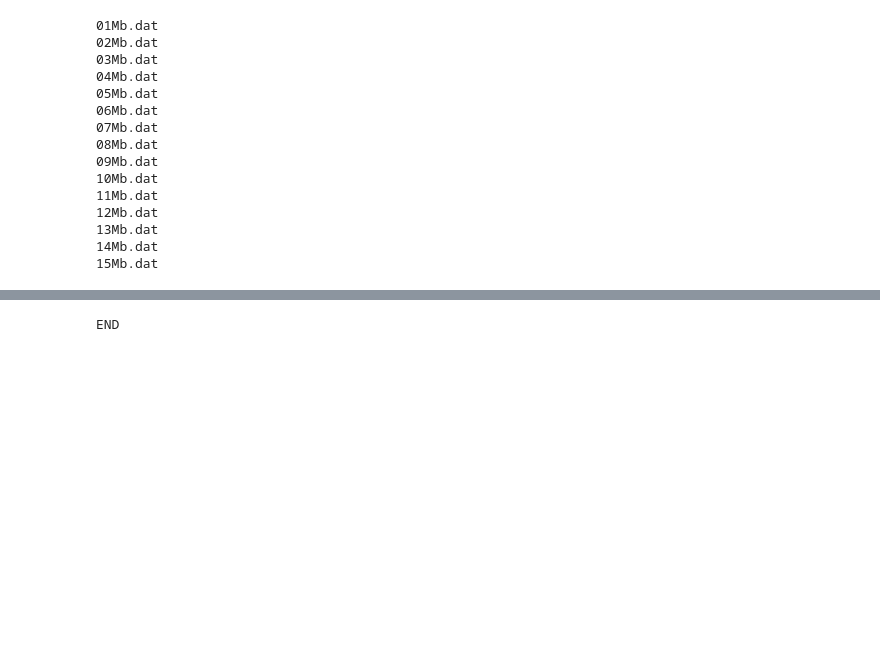
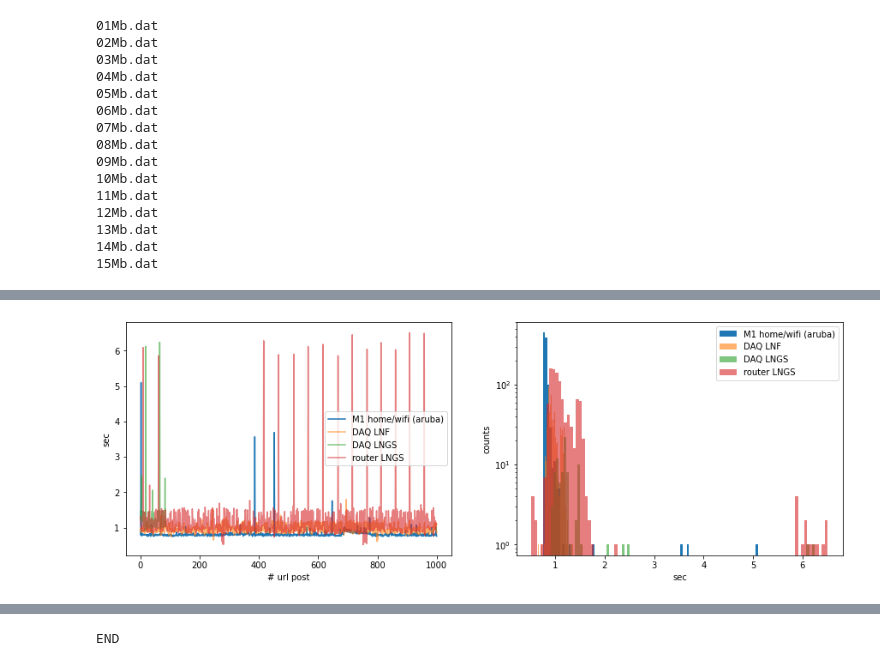
Before and after one commit to CYGNUS-RD/middleware, a Jupyter notebook: dev/producer_benchmark/dev.ipynb, the cells around one changed output, grey strips where cells are left out. Drawn from its saved outputs; the diff is of its cells as text; code cells hidden in the pictures; blank space fills up the shorter version.

```diff
--- a/dev/producer_benchmark/dev.ipynb
+++ b/dev/producer_benchmark/dev.ipynb
@@ -25,0 +62,21 @@ for i, payload in enumerate(data_payload):
+# %%
+fig, ax = plt.subplots(1, 2, figsize=(15, 5))
+ax[0].plot(pd.M1_all, label="M1 home/wifi (aruba)")
+ax[0].plot(pd.LNF_all, label="DAQ LNF", alpha=0.6)
+ax[0].plot(pd.LNGS_all, label="DAQ LNGS", alpha=0.6)
+ax[0].plot(pd.LNGS_all_r, label="router LNGS", alpha=0.6)
+ax[0].set_ylabel("sec")
+ax[0].set_xlabel("# url post")
+#ax[0].set_yscale('log')
+ax[0].legend()
+ax[1].hist(pd.M1_all, bins=100, label="M1 home/wifi (aruba)")
+ax[1].hist(pd.LNF_all, bins=100, alpha=0.6, label="DAQ LNF")
+ax[1].hist(pd.LNGS_all, bins=100, alpha=0.6, label="DAQ LNGS")
+ax[1].hist(pd.LNGS_all_r, bins=100, label="router LNGS", alpha=0.6)
+ax[1].set_xlabel("sec")
+ax[1].set_ylabel("counts")
+ax[1].set_yscale('log')
+ax[1].legend()
+plt.show()
+# %% [output]
+[figure, added]
```
Also changed, not shown: parts of 3 cells of this notebook, 5 other files.
